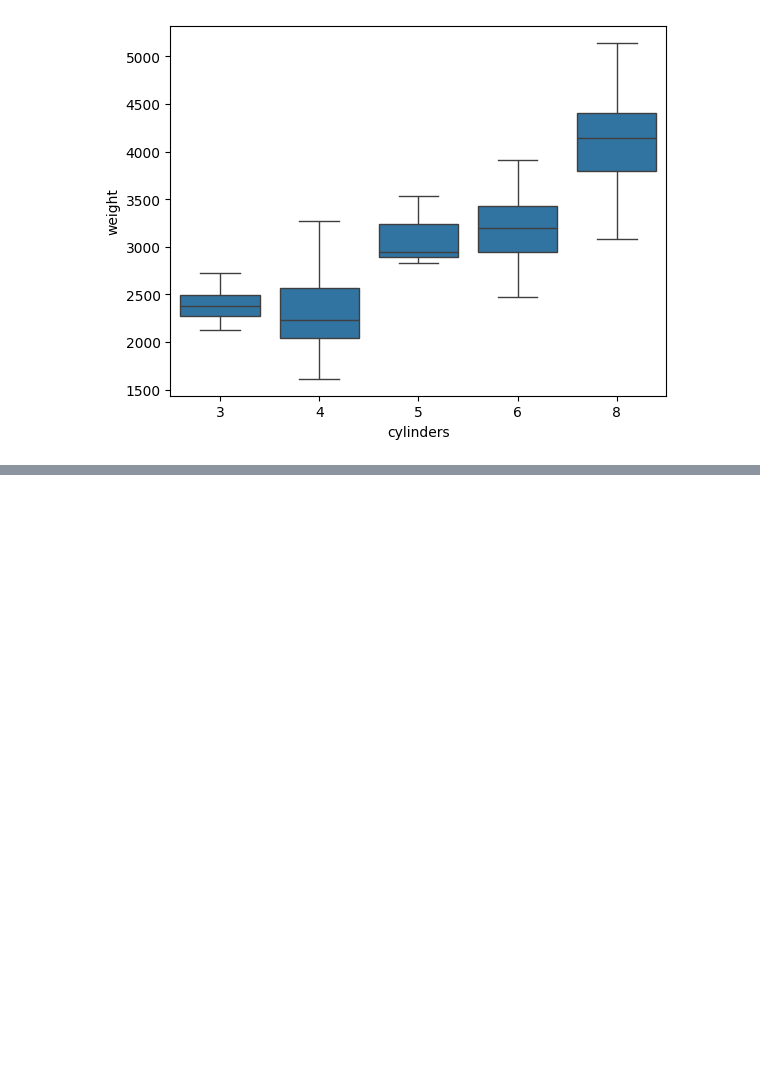
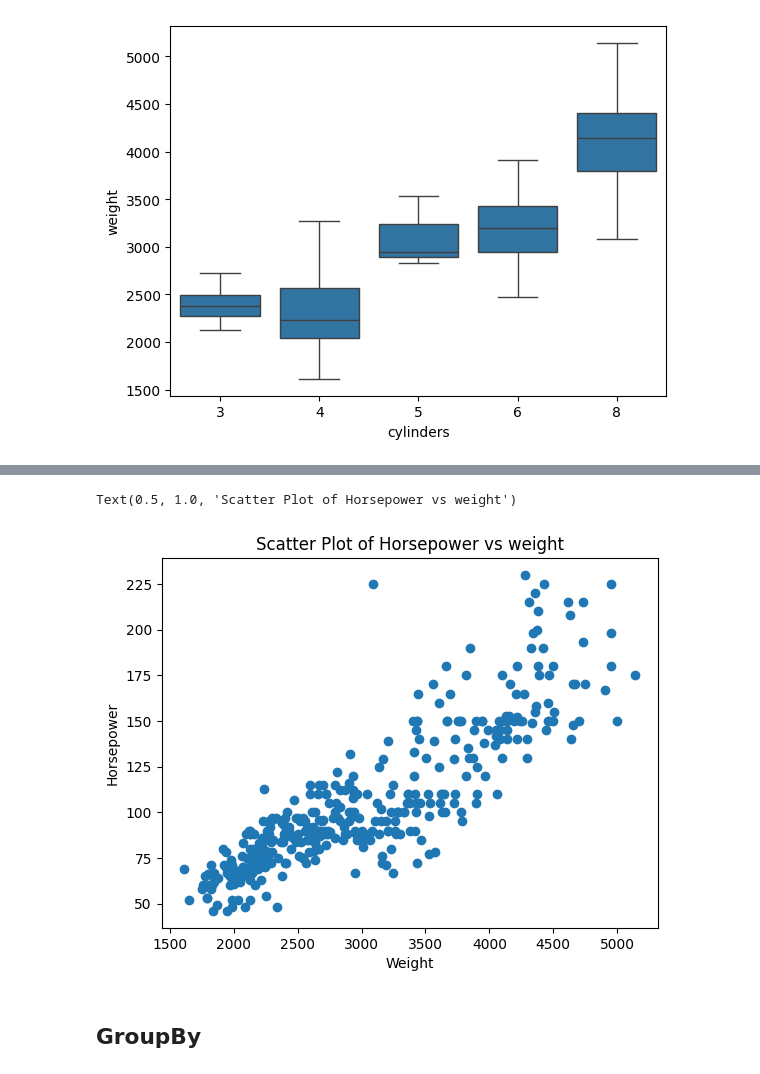
Before and after one commit to rohanpashikanti/Data_Analytics, a Jupyter notebook: Lab_2.ipynb, the cells around one changed output, grey strips where cells are left out. Saved outputs shown, nothing was run; the diff lists cells and outputs as text; code cells hidden in the pictures; blank space fills up the shorter version.

```diff
--- a/Lab_2.ipynb
+++ b/Lab_2.ipynb
@@ -304,0 +311,13 @@ sns.boxplot(x="cylinders", y="weight", data=ab)
+# %%
+
+y=ab["horsepower"]
+x=ab["weight"]
+plt.scatter(x,y)
+plt.xlabel("Weight")
+plt.ylabel("Horsepower")
+plt.title('Scatter Plot of Horsepower vs weight')
+# %% [output]
+Text(0.5, 1.0, 'Scatter Plot of Horsepower vs weight')
+[figure, added]
+# %% [markdown]
+## GroupBy
```
Also changed, not shown: parts of 37 cells of this notebook.
